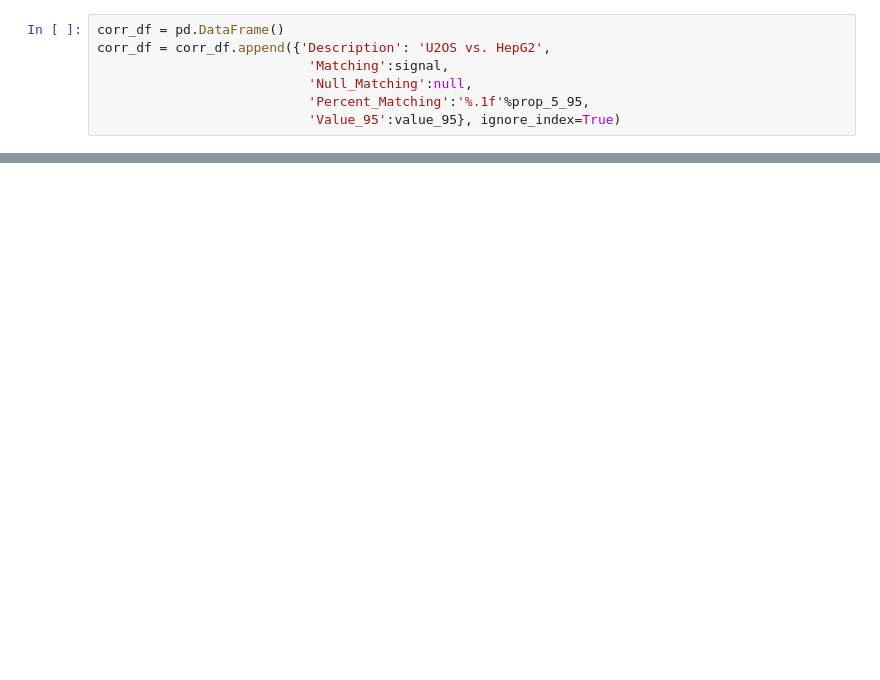
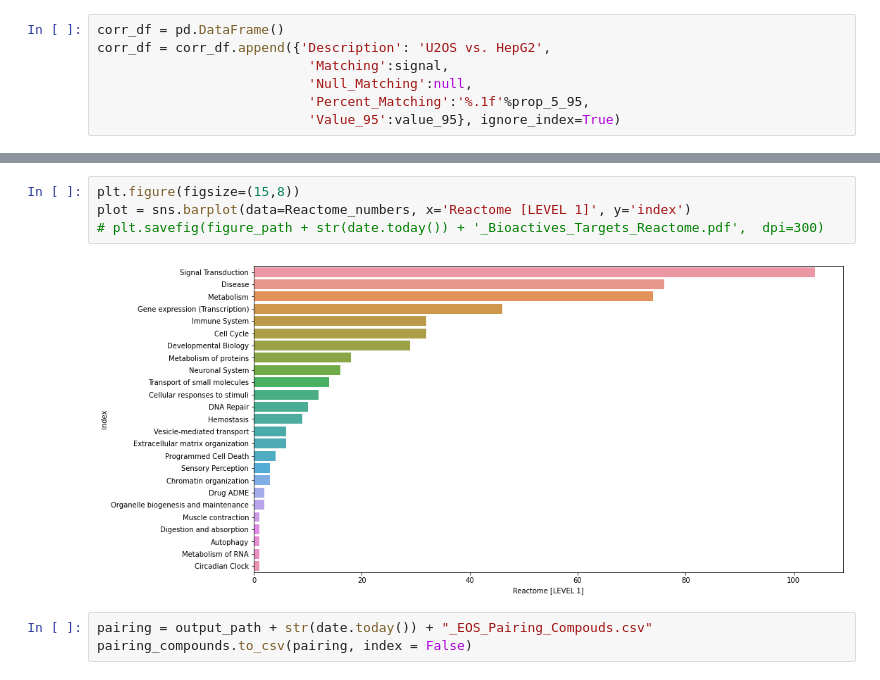
Before and after one commit to schmiedc/EU-OS_bioactives, a Jupyter notebook: Revision/FeatureSelection_AcrossCellLines/4_Comparison_Cell_Lines.ipynb, the cells around one changed output, grey strips where cells are left out. Cells and saved outputs as stored; diff of their text form; blank space fills up the shorter version.

```diff
--- a/Revision/FeatureSelection_AcrossCellLines/4_Comparison_Cell_Lines.ipynb
+++ b/Revision/FeatureSelection_AcrossCellLines/4_Comparison_Cell_Lines.ipynb
@@ -176,0 +243,9 @@ plt.savefig(figure_path + str(date.today()) + "_FMP_U2OS-HepG2_Percent_Pairing.p
+# %%
+plt.figure(figsize=(15,8))
+plot = sns.barplot(data=Reactome_numbers, x='Reactome [LEVEL 1]', y='index')
+# plt.savefig(figure_path + str(date.today()) + '_Bioactives_Targets_Reactome.pdf',  dpi=300)
+# %% [output]
+[figure, added]
+# %%
+pairing = output_path + str(date.today()) + "_EOS_Pairing_Compouds.csv"
+pairing_compounds.to_csv(pairing, index = False)
```
Also changed, not shown: parts of 15 cells of this notebook, 1 other file.
